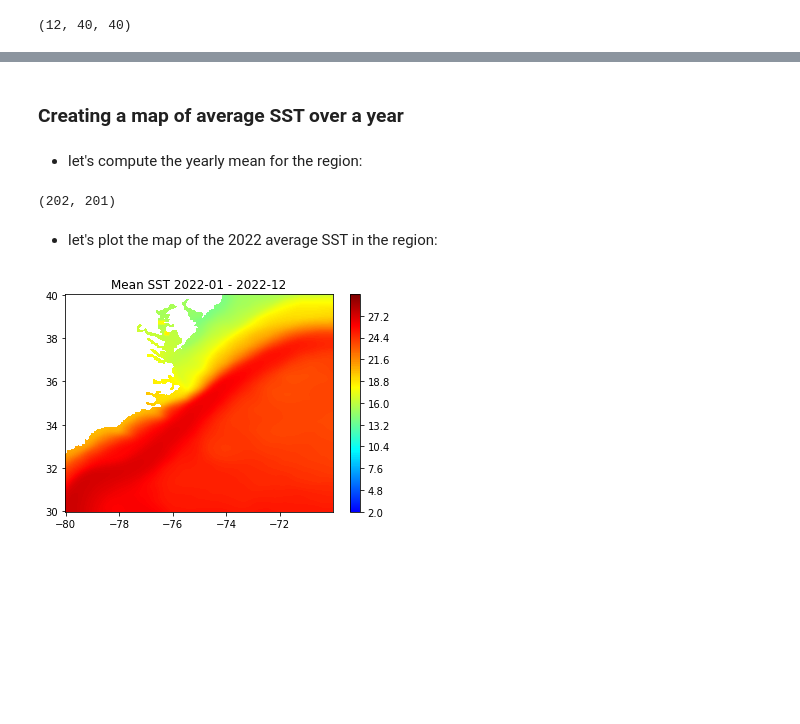
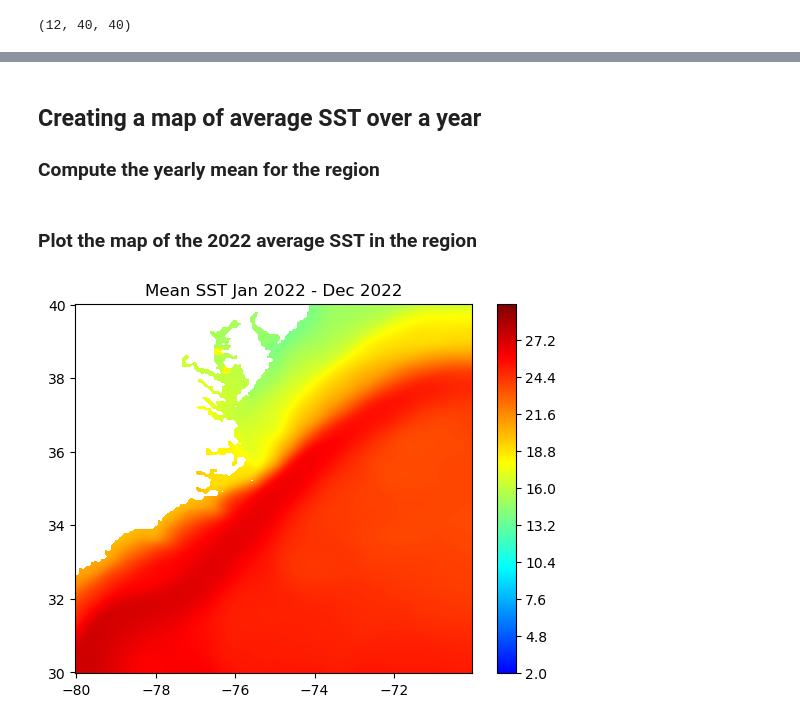
Before and after one commit to coastwatch-training/CoastWatch-Tutorials, a Jupyter notebook: Tutorial1-basics/Python/Tutorial1-basics.ipynb, the cells around one changed output, grey strips where cells are left out. Saved outputs shown, nothing was run; the diff lists cells and outputs as text; code cells hidden in the pictures; blank space fills up the shorter version.

```diff
--- a/Tutorial1-basics/Python/Tutorial1-basics.ipynb
+++ b/Tutorial1-basics/Python/Tutorial1-basics.ipynb
@@ -158,3 +173,4 @@ levs = np.arange(2, 30, 0.05)
 # %%
-jet=["blue", "#007FFF", "cyan","#7FFF7F", "yellow", "#FF7F00", "red", "#7F0000"]
+jet = ["blue", "#007FFF", "cyan", "#7FFF7F",
+       "yellow", "#FF7F00", "red", "#7F0000"]
 # %% [markdown]
@@ -213,7 +258,6 @@ plt.ylabel('SST (ºC)')
 Text(0, 0.5, 'SST (ºC)')
 [figure]
 # %% [markdown]
-### Creating a map of average SST over a year
+## Creating a map of average SST over a year
+### Compute the yearly mean for the region
-# %% [markdown]
-- let's compute the yearly mean for the region:
 # %%
@@ -221,13 +265,13 @@ mean_sst=np.mean(ds.sea_surface_temperature,axis=0)
-# %%
-mean_sst.shape
-# %% [output]
-(202, 201)
 # %% [markdown]
-- let's plot the map of the 2022 average SST in the region:
+### Plot the map of the 2022 average SST in the region
 # %%
-plt.contourf(ds.longitude, ds.latitude, mean_sst, levs,cmap=cm)
+plt.contourf(ds.longitude, ds.latitude, mean_sst, levs, cmap=cm)
 plt.colorbar()
-plt.title("Mean SST " + dates[0].strftime('%Y-%m')+' - '+dates[11].strftime('%Y-%m'))
+plt.title("Mean SST "
+          + ds.time[0].dt.strftime('%b %Y').item()
+          + ' - '
+          + ds.time[11].dt.strftime('%b %Y').item())
+
 plt.show()
 # %% [output]
-[figure, old version]
+[figure, new version]
```
Also changed, not shown: parts of 47 cells of this notebook.
